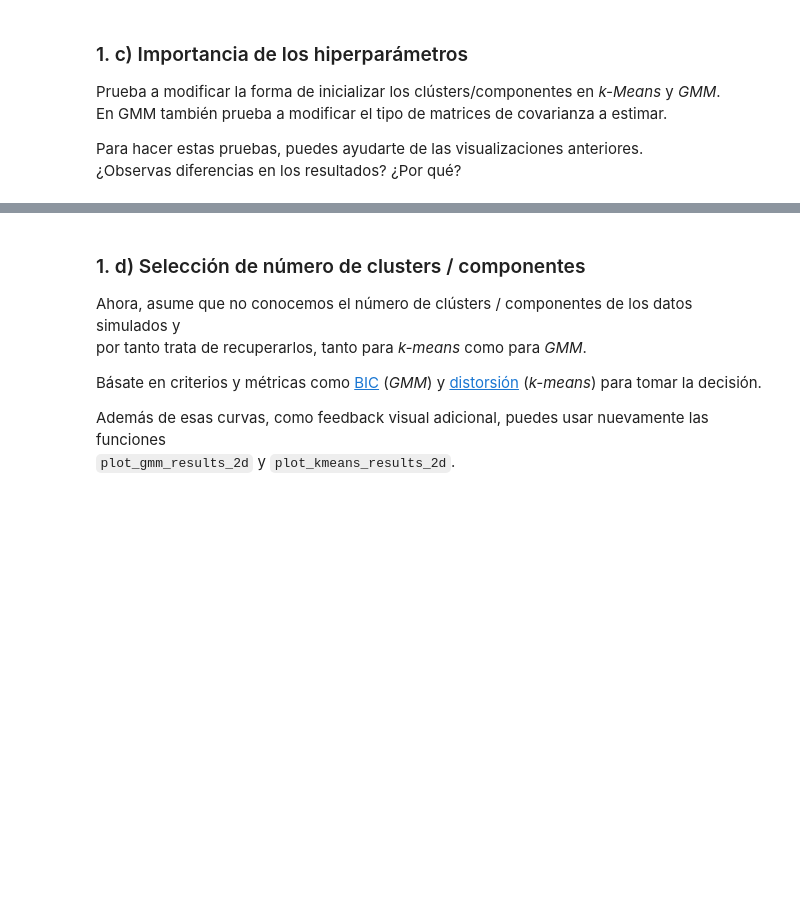
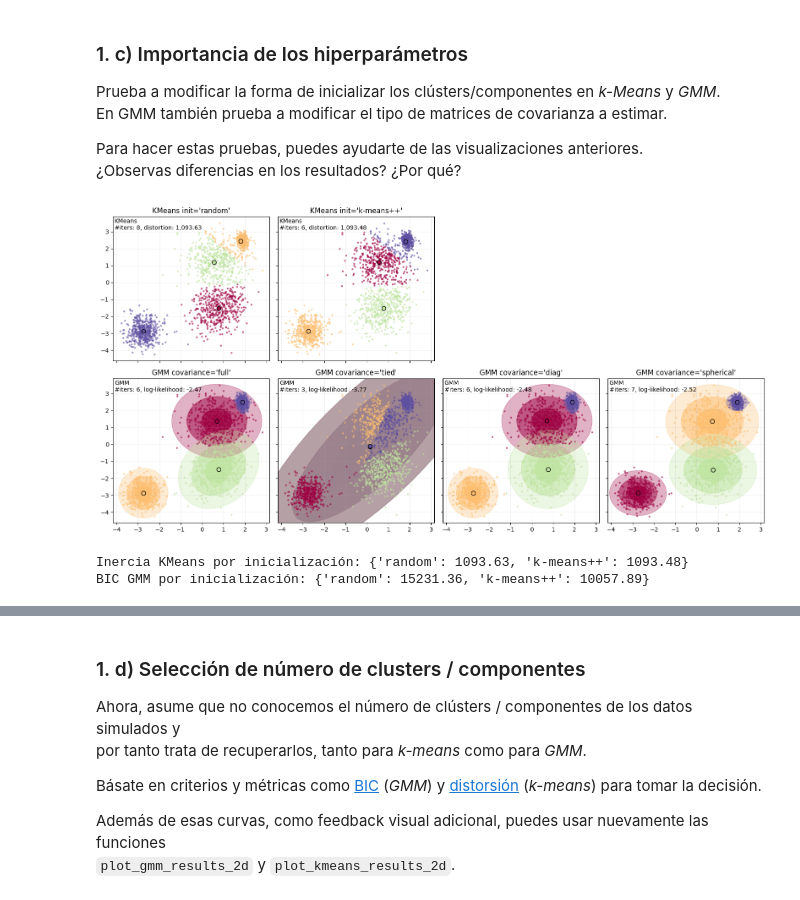
Before and after one commit to EduSS282/AprendizajeAutomatico, a Jupyter notebook: P7/P7_sinteticos.ipynb, the cells around one changed output, grey strips where cells are left out. Drawn from its saved outputs; the diff is of its cells as text; code cells hidden in the pictures; blank space fills up the shorter version.

```diff
--- a/P7/P7_sinteticos.ipynb
+++ b/P7/P7_sinteticos.ipynb
@@ -640,3 +645,72 @@ En GMM también prueba a modificar el tipo de matrices de covarianza a estimar.
 
 Para hacer estas pruebas, puedes ayudarte de las visualizaciones anteriores. <br>
 ¿Observas diferencias en los resultados? ¿Por qué?
+# %%
+# Pruebas de sensibilidad a hiperparámetros
+kmeans_init_configs = ["random", "k-means++"]
+gmm_init_configs = ["random", "k-means++"]
+gmm_covariance_types = ["full", "tied", "diag", "spherical"]
+
+fig, axs = plt.subplots(2, 4, figsize=(16, 8), sharex=True, sharey=True)
+
+for ax, init in zip(axs[0, :2], kmeans_init_configs):
+    km_hp = KMeans(
+        n_clusters=n_clusters,
+        init=init,
+        n_init=1,
+        random_state=1,
+        max_iter=100,
+    ).fit(X)
+    plot_kmeans_results_2d(km_hp, X, ax=ax)
+    ax.set_title(f"KMeans init='{init}'")
+
+for ax in axs[0, 2:]:
+    ax.axis("off")
+
+for ax, cov_type in zip(axs[1], gmm_covariance_types):
+    gmm_hp = GaussianMixture(
+        n_components=n_clusters,
+        covariance_type=cov_type,
+        init_params="k-means++",
+        n_init=5,
+        random_state=0,
+        max_iter=100,
+    ).fit(X)
+    plot_gmm_results_2d(gmm_hp, X, ax=ax)
+    ax.set_title(f"GMM covariance='{cov_type}'")
+
+for ax in axs.ravel():
+    ax.grid(alpha=0.2)
+
+plt.tight_layout()
+plt.show()
+
+km_init_inertias = {}
+for init in kmeans_init_configs:
+    km_hp = KMeans(
+        n_clusters=n_clusters,
+        init=init,
+        n_init=1,
+        random_state=1,
+        max_iter=100,
+    ).fit(X)
+    km_init_inertias[init] = km_hp.inertia_
+
+gmm_init_bics = {}
+for init in gmm_init_configs:
+    gmm_hp = GaussianMixture(
+        n_components=n_clusters,
+        covariance_type="full",
+        init_params=init,
+        n_init=5,
+        random_state=0,
+        max_iter=100,
+    ).fit(X)
+    gmm_init_bics[init] = gmm_hp.bic(X)
+
+print("Inercia KMeans por inicialización:", {k: round(v, 2) for k, v in km_init_inertias.items()})
+print("BIC GMM por inicialización:", {k: round(v, 2) for k, v in gmm_init_bics.items()})
+# %% [output]
+[figure, added]
+Inercia KMeans por inicialización: {'random': 1093.63, 'k-means++': 1093.48}
+BIC GMM por inicialización: {'random': 15231.36, 'k-means++': 10057.89}
```
Also changed, not shown: parts of 5 cells of this notebook, 2 other files.
